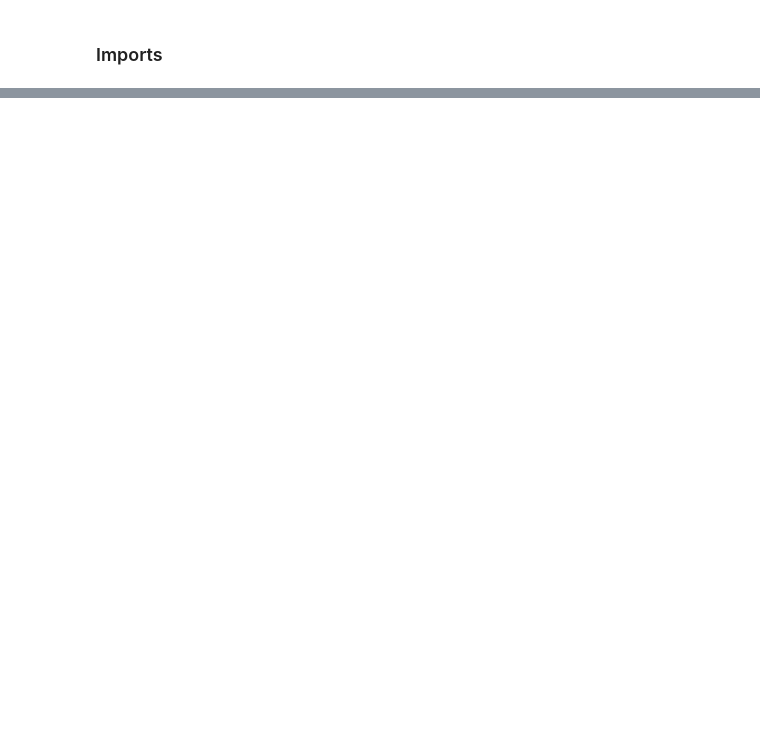
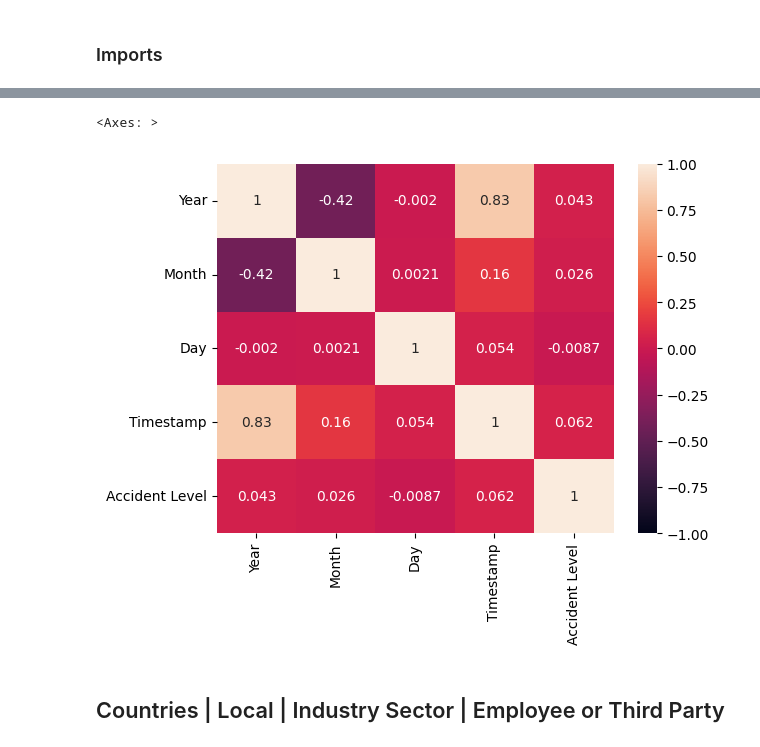
Before and after one commit to suhail-chand/industrial-accident-severity-assessment, a Jupyter notebook: notebooks/preprocessing.ipynb, the cells around one changed output, grey strips where cells are left out. Cells and saved outputs as stored; diff of their text form; code cells hidden in the pictures; blank space fills up the shorter version.

```diff
--- a/notebooks/preprocessing.ipynb
+++ b/notebooks/preprocessing.ipynb
@@ -35,0 +170,6 @@ is_df.head()
+# %%
+# Heatmap
+sns.heatmap(is_df[['Year', 'Month', 'Day', 'Timestamp', 'Accident Level']].corr(), vmin=-1, vmax=1, annot=True)
+# %% [output]
+<Axes: >
+[figure, added]
@@ -35,0 +179,2 @@ is_df.head()
+# %% [markdown]
+## Countries | Local | Industry Sector | Employee or Third Party
```
Also changed, not shown: parts of 24 cells of this notebook, 2 other files.
